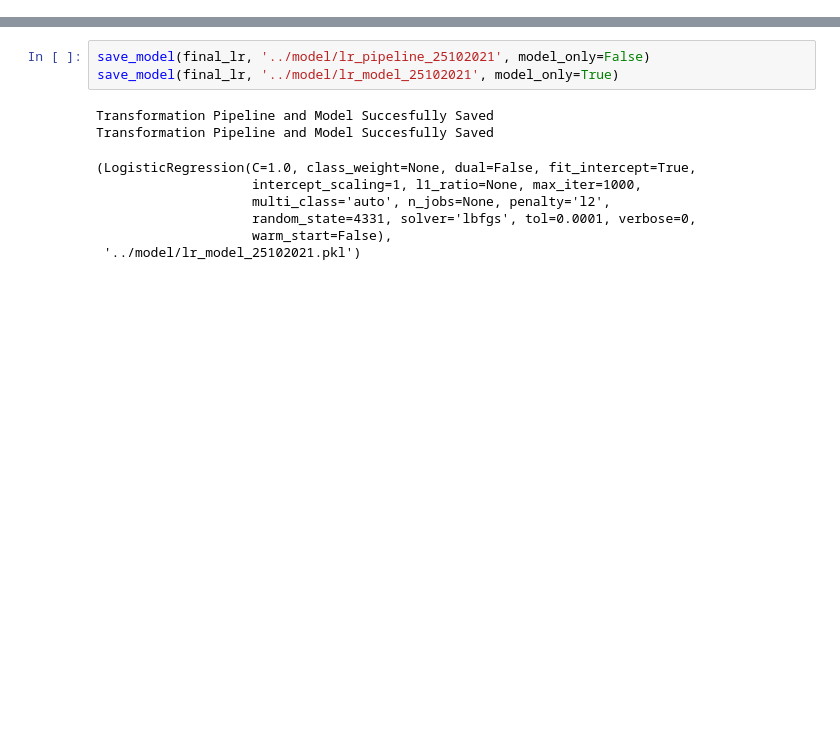
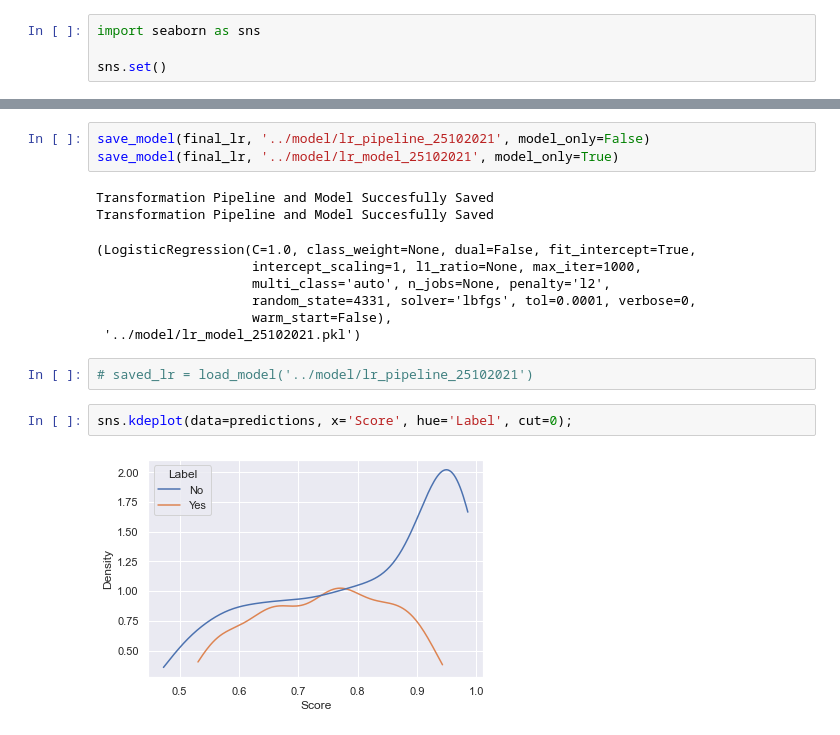
Before and after one commit to kubekmonika/customer-churn-analysis-telco-dataset, a Jupyter notebook: notebooks/model.ipynb, the cells around one changed output, grey strips where cells are left out. Cells and saved outputs as stored; diff of their text form; blank space fills up the shorter version.

Commit message:
Add visualization of the predicted labels' score

```diff
--- a/notebooks/model.ipynb
+++ b/notebooks/model.ipynb
@@ -10,6 +10,10 @@ warnings.simplefilter(action='ignore', category=FutureWarning)
 # %%
 import pandas as pd
 import numpy as np
+# %%
+import seaborn as sns
+
+sns.set()
 # %% [markdown]
 ### Load data
 # %%
@@ -332,3 +336,9 @@ Transformation Pipeline and Model Succesfully Saved
                     random_state=4331, solver='lbfgs', tol=0.0001, verbose=0,
                     warm_start=False),
  '../model/lr_model_25102021.pkl')
+# %%
+# saved_lr = load_model('../model/lr_pipeline_25102021')
+# %%
+sns.kdeplot(data=predictions, x='Score', hue='Label', cut=0);
+# %% [output]
+[figure, added]
```
Also changed, not shown: parts of 1 cell of this notebook.
